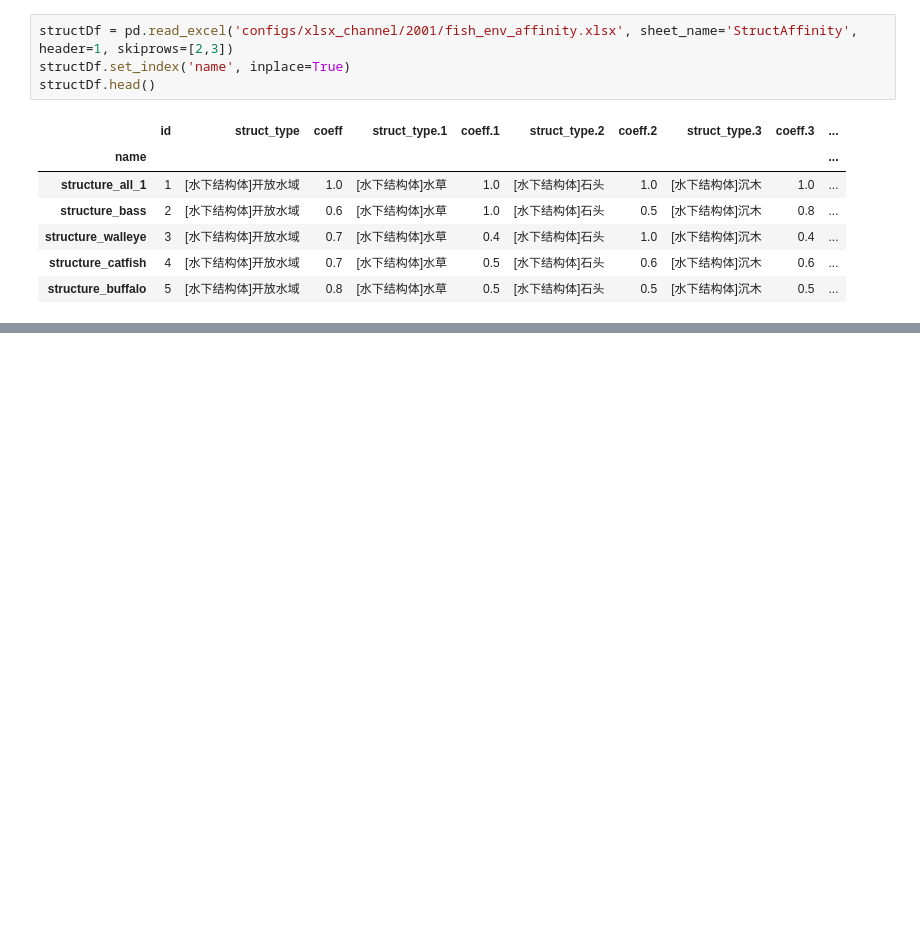
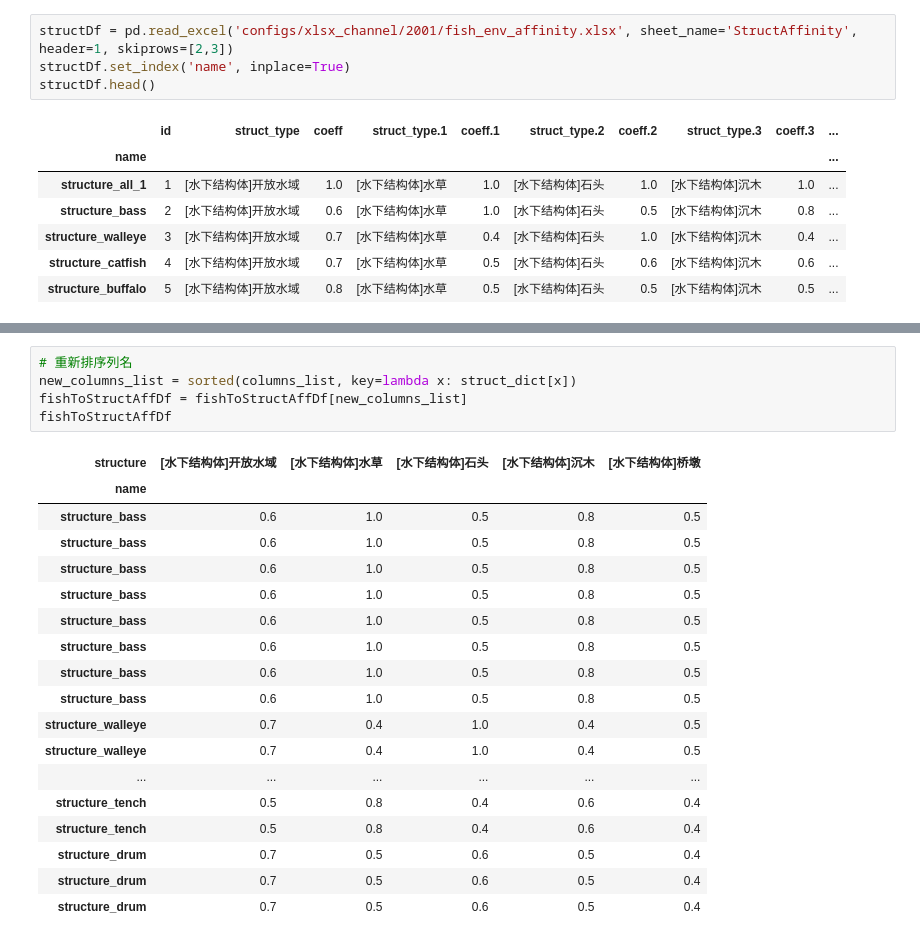
Before and after one commit to futouyiba/StatDemo, a Jupyter notebook: vectorizedConfigsVisualizer.ipynb, the cells around one changed output, grey strips where cells are left out. Drawn from its saved outputs; the diff is of its cells as text; blank space fills up the shorter version.

```diff
--- a/vectorizedConfigsVisualizer.ipynb
+++ b/vectorizedConfigsVisualizer.ipynb
@@ -415,0 +472,24 @@ structure
+# %%
+# 重新排序列名
+new_columns_list = sorted(columns_list, key=lambda x: struct_dict[x])
+fishToStructAffDf = fishToStructAffDf[new_columns_list]
+fishToStructAffDf
+# %% [output]
+| structure | [水下结构体]开放水域 | [水下结构体]水草 | [水下结构体]石头 | [水下结构体]沉木 | [水下结构体]桥墩 |
+| name |  |  |  |  |  |
+| structure_bass | 0.6 | 1.0 | 0.5 | 0.8 | 0.5 |
+| structure_bass | 0.6 | 1.0 | 0.5 | 0.8 | 0.5 |
+| structure_bass | 0.6 | 1.0 | 0.5 | 0.8 | 0.5 |
+| structure_bass | 0.6 | 1.0 | 0.5 | 0.8 | 0.5 |
+| structure_bass | 0.6 | 1.0 | 0.5 | 0.8 | 0.5 |
+| structure_bass | 0.6 | 1.0 | 0.5 | 0.8 | 0.5 |
+| structure_bass | 0.6 | 1.0 | 0.5 | 0.8 | 0.5 |
+| structure_bass | 0.6 | 1.0 | 0.5 | 0.8 | 0.5 |
+| structure_walleye | 0.7 | 0.4 | 1.0 | 0.4 | 0.5 |
+| structure_walleye | 0.7 | 0.4 | 1.0 | 0.4 | 0.5 |
+| ... | ... | ... | ... | ... | ... |
+| structure_tench | 0.5 | 0.8 | 0.4 | 0.6 | 0.4 |
+| structure_tench | 0.5 | 0.8 | 0.4 | 0.6 | 0.4 |
+| structure_drum | 0.7 | 0.5 | 0.6 | 0.5 | 0.4 |
+| structure_drum | 0.7 | 0.5 | 0.6 | 0.5 | 0.4 |
+| structure_drum | 0.7 | 0.5 | 0.6 | 0.5 | 0.4 |
```
Also changed, not shown: parts of 7 cells of this notebook.
